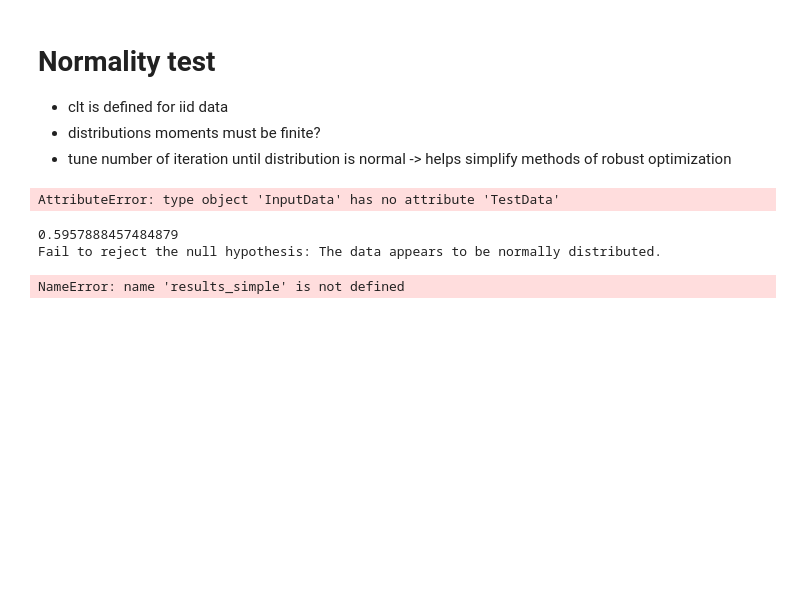
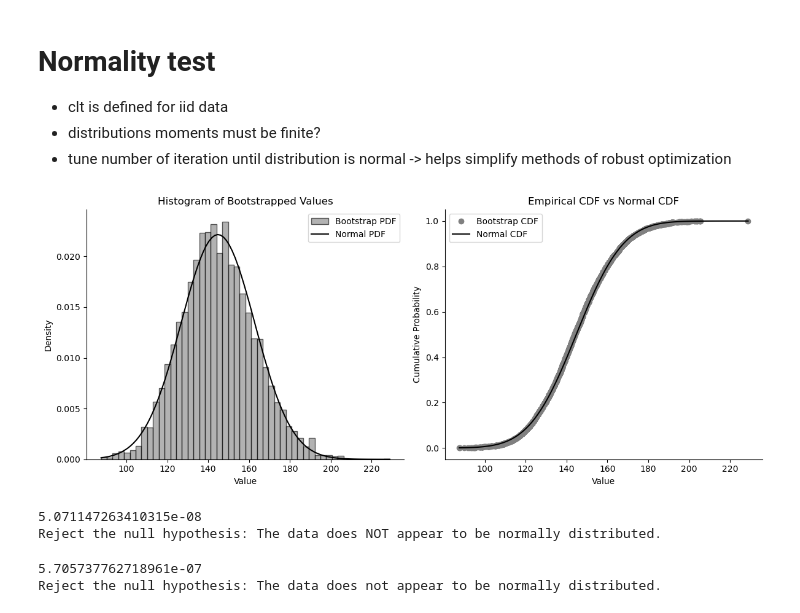
Before and after one commit to chrisnhr/Diplom, a Jupyter notebook: bootstrapping.ipynb, the cells around one changed output. Cells and saved outputs as stored; diff of their text form; code cells hidden in the pictures; blank space fills up the shorter version.

```diff
--- a/bootstrapping.ipynb
+++ b/bootstrapping.ipynb
@@ -236,7 +251,7 @@ df_results.groupby("Key").median().sort_values("LBB_MPE", ascending=True).reset_
 - distributions moments must be finite?
 - tune number of iteration until distribution is normal -> helps simplify methods of robust optimization
 # %%
-samples = Resampling.lb_bootstrap(InputData.TestData[804245827], 14, 1)
+samples = Resampling.lb_bootstrap(input_data.TestData[804245827], 14, 1)
 
 fig, (ax1, ax2) = plt.subplots(1, 2, figsize=(12, 5))
 
@@ -258,34 +273,34 @@ normal_pdf = stats.norm.pdf(x, loc=np.mean(samples), scale=np.sqrt(np.var(sample
 ax1.plot(x, normal_pdf, label='Normal PDF', color='black', linestyle='-')
 
 # Plot the empirical CDF
 data_sorted = np.sort(samples)
 # Calculate the ECDF values
 ecdf = np.arange(1, len(data_sorted) + 1) / len(data_sorted)
 ax2.plot(data_sorted, ecdf, marker='o', linestyle='none', color='grey', label='Bootstrap CDF')
 
 # Remove top and right spines for the CDF
 ax2.spines['top'].set_visible(False)
 ax2.spines['right'].set_visible(False)
 
 # Calculate the normal CDF
 normal_cdf = stats.norm.cdf(x, loc=np.mean(samples), scale=np.sqrt(np.var(samples, ddof = 1)))
 
 # Plot the normal CDF
 ax2.plot(x, normal_cdf, label='Normal CDF', color='black', linestyle='-')
 
 ax2.set_title('Empirical CDF vs Normal CDF')
 ax2.set_xlabel('Value')
 ax2.set_ylabel('Cumulative Probability')
 
 # Add legends
 ax1.legend()
 ax2.legend()
 
 plt.tight_layout()
 plt.savefig('plots/bootstrap_joint_distribution.svg')
 plt.show()
 # %% [output]
-AttributeError: type object 'InputData' has no attribute 'TestData'
+[figure, added]
 # %%
 #H0: the data is normally distributed
 #define alpha level
@@ -294,23 +309,23 @@ alpha = 0.05
 #generate integer samples from normal distribution
 norm_samples = np.random.normal(50, 25, 100000).astype(int)
 # %%
-norm_samples = np.random.normal(50, 5, 100000).astype(int)
-_, p_value = stats.normaltest(norm_samples)
+_, p_value = stats.normaltest(samples)
 print(p_value)
 if p_value > alpha:
     print("Fail to reject the null hypothesis: The data appears to be normally distributed.")
 else:
     print("Reject the null hypothesis: The data does NOT appear to be normally distributed.")
 # %% [output]
-0.5957888457484879
-Fail to reject the null hypothesis: The data appears to be normally distributed.
+5.071147263410315e-08
+Reject the null hypothesis: The data does NOT appear to be normally distributed.
 # %%
 # Warning: for N > 5000, computed p-value may not be accurate.
-_, p_value = stats.shapiro(results_simple)
+_, p_value = stats.shapiro(samples)
 print(p_value)
 if p_value > alpha:
     print("Fail to reject the null hypothesis: The data appears to be normally distributed.")
 else:
     print("Reject the null hypothesis: The data does not appear to be normally distributed.")
 # %% [output]
-NameError: name 'results_simple' is not defined
+5.705737762718961e-07
+Reject the null hypothesis: The data does not appear to be normally distributed.
```
Also changed, not shown: parts of 13 cells of this notebook, 1 other file.
